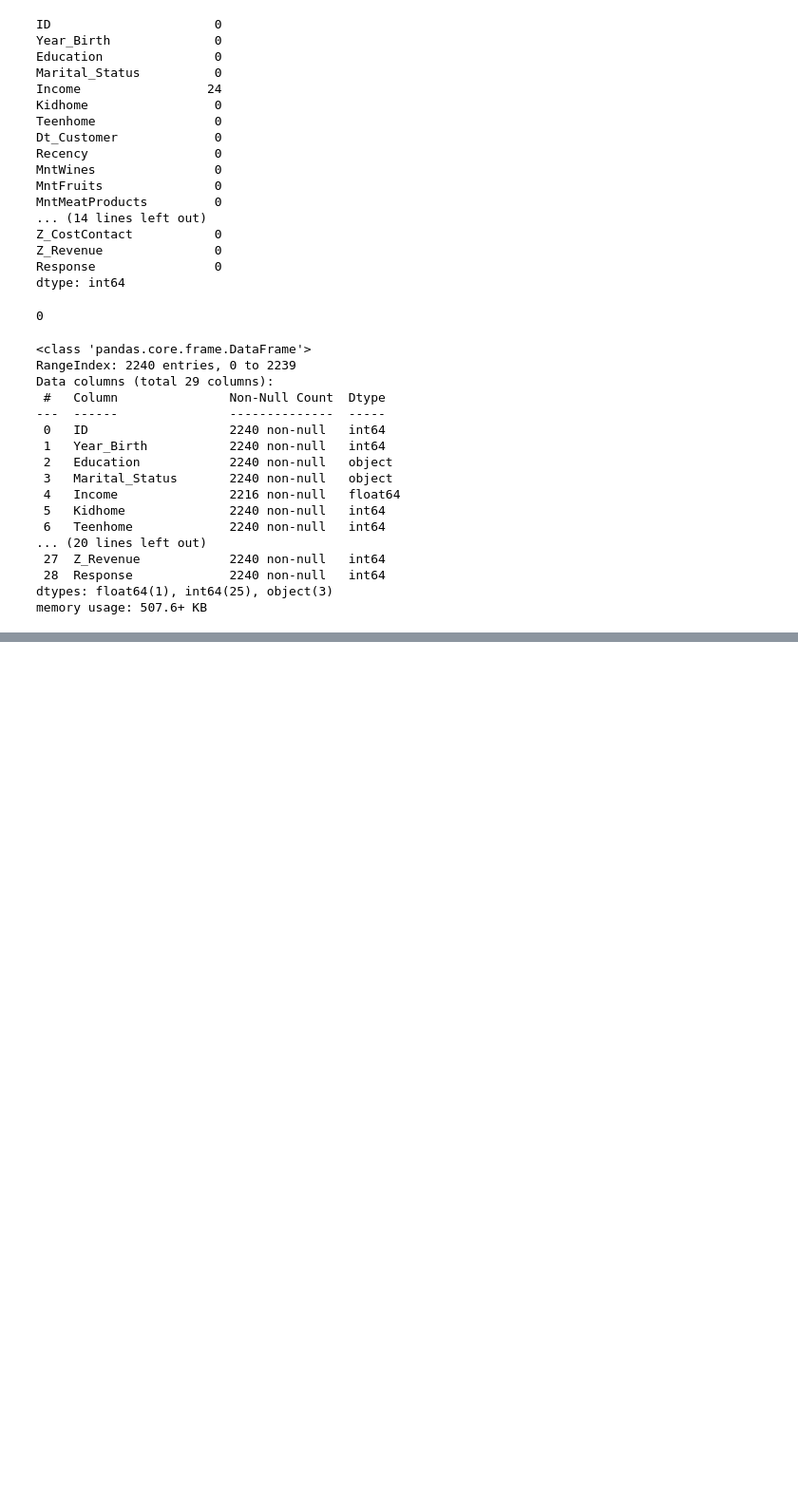
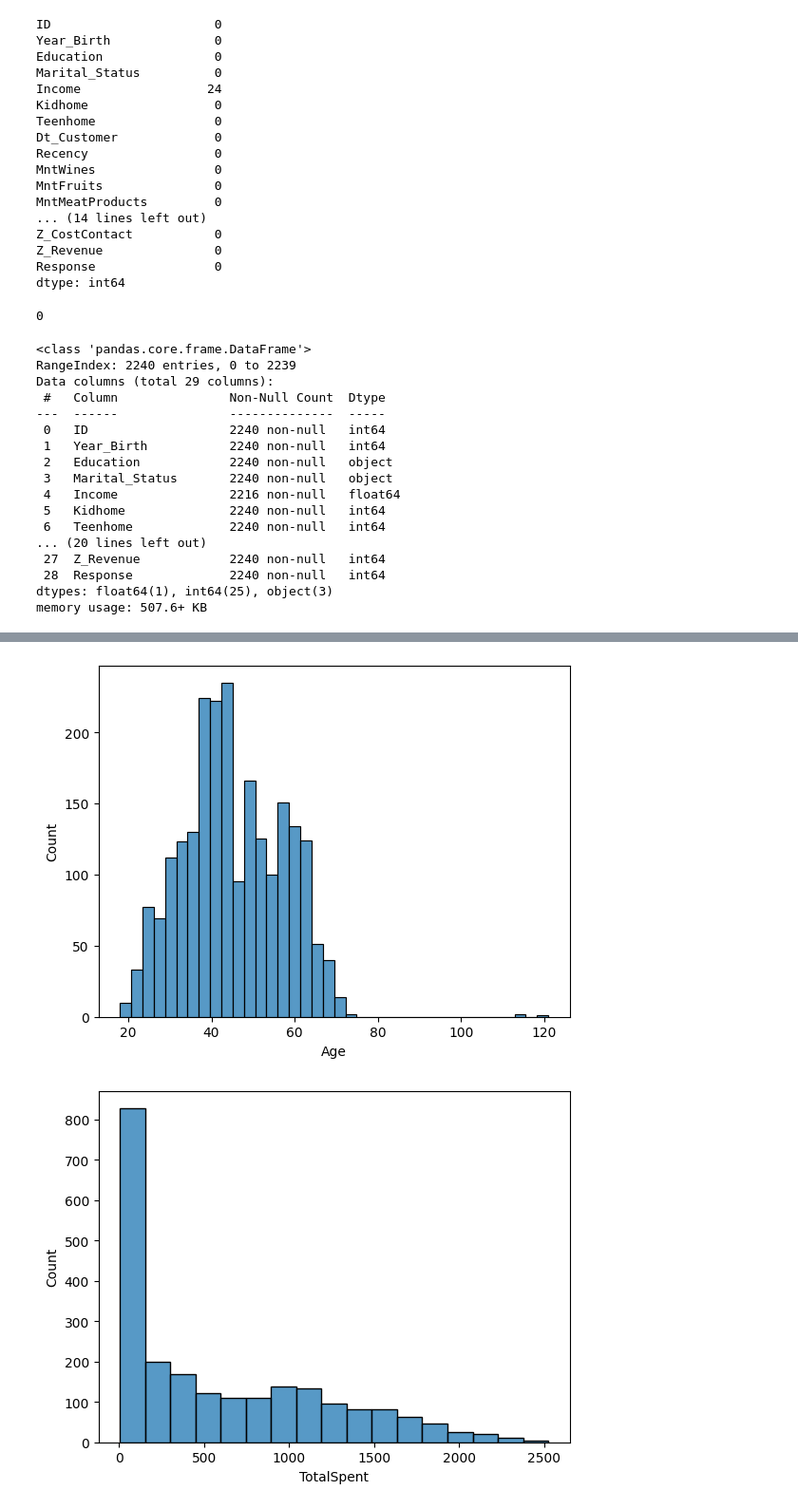
Before and after one commit to PabloJRW/clustering, a Jupyter notebook: customer_personality_clustering.ipynb, the cells around one changed output, grey strips where cells are left out. Shown: that part at 95% size. Saved outputs shown, nothing was run; the diff lists cells and outputs as text; code cells hidden in the pictures; blank space fills up the shorter version.

```diff
--- a/customer_personality_clustering.ipynb
+++ b/customer_personality_clustering.ipynb
@@ -125,8 +147,12 @@ memory usage: 507.6+ KB
 # %%
-#
+# Borrado de variables que no aportan información
+# Contienen un solo valor
+df[['Z_CostContact', 'Z_Revenue']].drop(axis=1, inplace=True)
+
+# Conversión de variable a tipo fecha
 df['Dt_Customer'] = pd.to_datetime(df.Dt_Customer, dayfirst=True)
 
-#
+# Feature Engineering
 last_year = 2014
 df['Age'] = last_year - df['Year_Birth']
 spent_vars = ['MntWines','MntFruits','MntMeatProducts','MntFishProducts','MntSweetProducts','MntGoldProds']
@@ -152,0 +163,4 @@ df
+# %%
+vars_for_cluster = ['Age','TotalSpent','NumTotalPurchases','YearsEnrolled']
+df2 = df[vars_for_cluster].copy()
+df2
@@ -152,0 +181,7 @@ df
+# %%
+for var in vars_for_cluster:
+  sns.histplot(df2[var])
+  plt.show()
+# %% [output]
+[figure, added]
+[figure, added]
```
Also changed, not shown: parts of 22 cells of this notebook.
